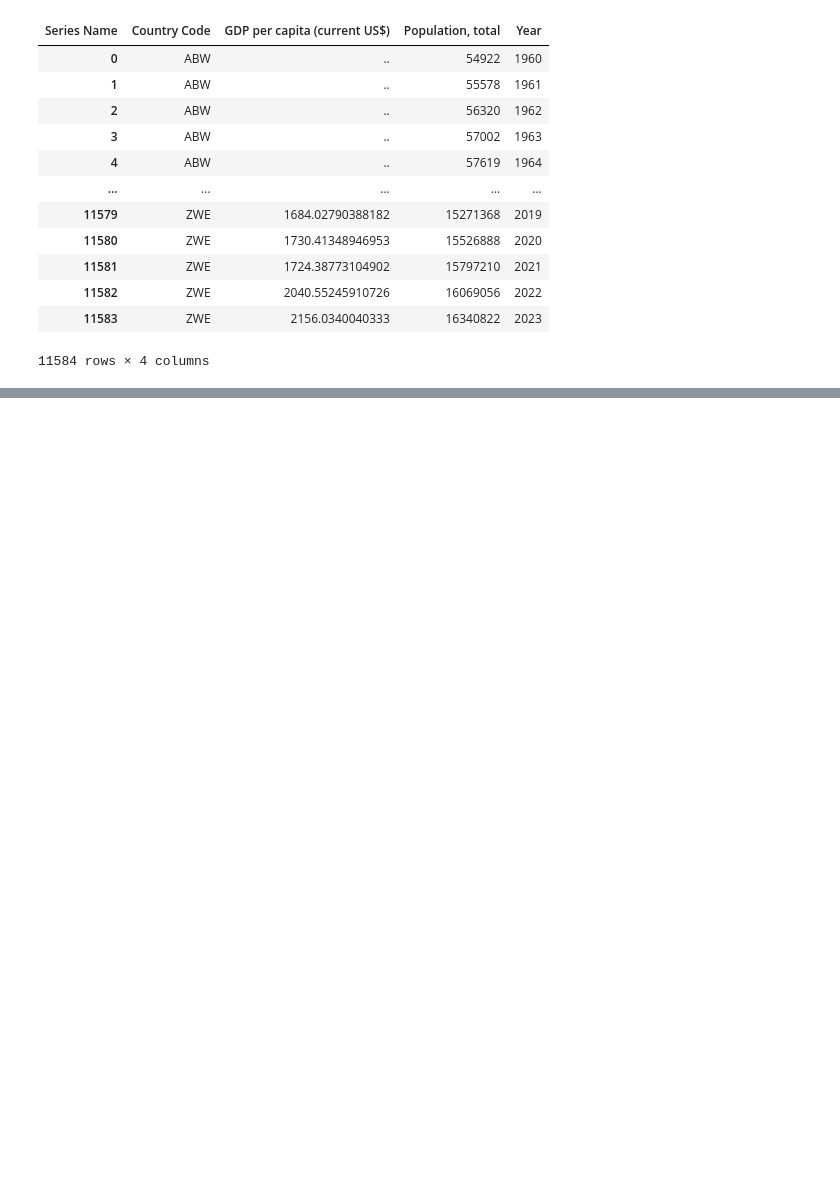
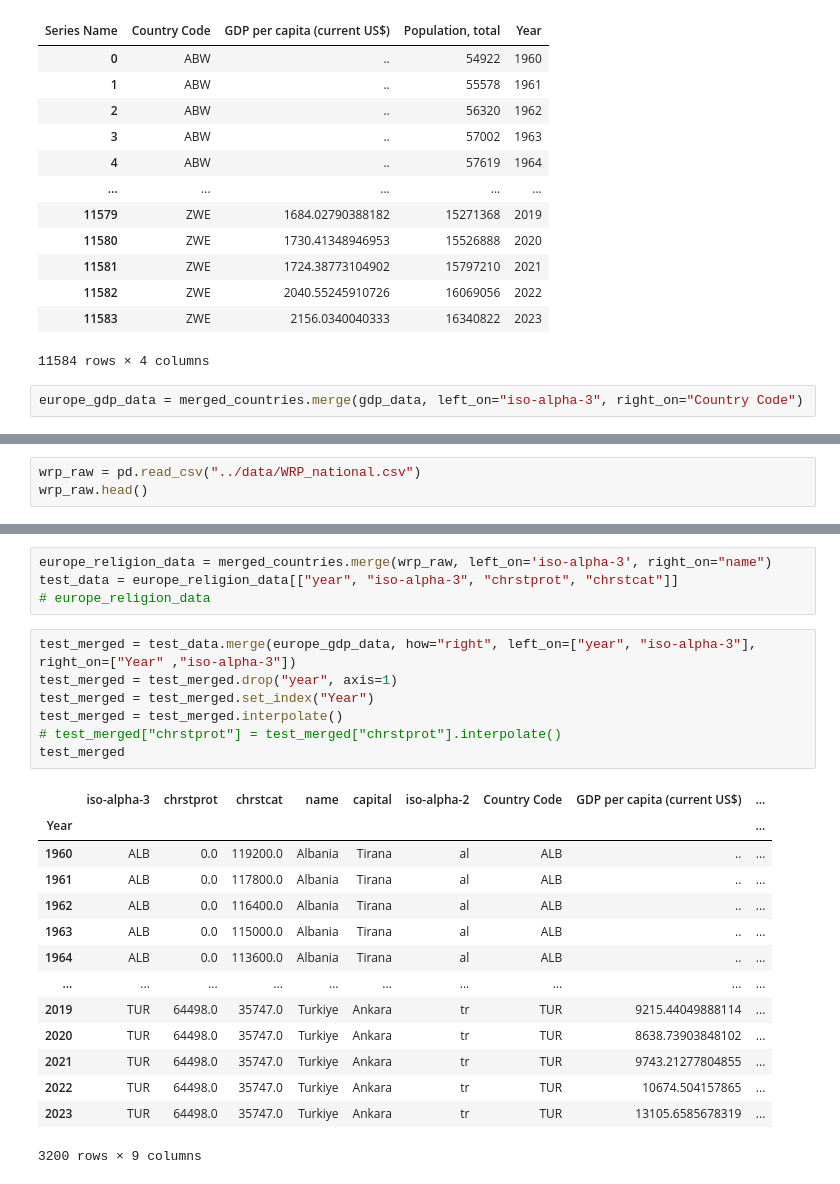
Before and after one commit to kluedemann/eurovision-voting-analysis, a Jupyter notebook: src/data_processing.ipynb, the cells around one changed output, grey strips where cells are left out. Cells and saved outputs as stored; diff of their text form; blank space fills up the shorter version.

Commit message:
Transformed religious demographic data

```diff
--- a/src/data_processing.ipynb
+++ b/src/data_processing.ipynb
@@ -120,3 +120,5 @@ gdp_data
 | 11582 | ZWE | 2040.55245910726 | 16069056 | 2022 |
 | 11583 | ZWE | 2156.0340040333 | 16340822 | 2023 |
 11584 rows × 4 columns
+# %%
+europe_gdp_data = merged_countries.merge(gdp_data, left_on="iso-alpha-3", right_on="Country Code")
@@ -122,0 +159,3 @@ gdp_data
+# %%
+wrp_raw = pd.read_csv("../data/WRP_national.csv")
+wrp_raw.head()
@@ -122,0 +170,26 @@ gdp_data
+# %%
+europe_religion_data = merged_countries.merge(wrp_raw, left_on='iso-alpha-3', right_on="name")
+test_data = europe_religion_data[["year", "iso-alpha-3", "chrstprot", "chrstcat"]]
+# europe_religion_data
+# %%
+test_merged = test_data.merge(europe_gdp_data, how="right", left_on=["year", "iso-alpha-3"], right_on=["Year" ,"iso-alpha-3"])
+test_merged = test_merged.drop("year", axis=1)
+test_merged = test_merged.set_index("Year")
+test_merged = test_merged.interpolate()
+# test_merged["chrstprot"] = test_merged["chrstprot"].interpolate()
+test_merged
+# %% [output]
+|  | iso-alpha-3 | chrstprot | chrstcat | name | capital | iso-alpha-2 | Country Code | GDP per capita (current US$) | ... |
+| Year |  |  |  |  |  |  |  |  | ... |
+| 1960 | ALB | 0.0 | 119200.0 | Albania | Tirana | al | ALB | .. | ... |
+| 1961 | ALB | 0.0 | 117800.0 | Albania | Tirana | al | ALB | .. | ... |
+| 1962 | ALB | 0.0 | 116400.0 | Albania | Tirana | al | ALB | .. | ... |
+| 1963 | ALB | 0.0 | 115000.0 | Albania | Tirana | al | ALB | .. | ... |
+| 1964 | ALB | 0.0 | 113600.0 | Albania | Tirana | al | ALB | .. | ... |
+| ... | ... | ... | ... | ... | ... | ... | ... | ... | ... |
+| 2019 | TUR | 64498.0 | 35747.0 | Turkiye | Ankara | tr | TUR | 9215.44049888114 | ... |
+| 2020 | TUR | 64498.0 | 35747.0 | Turkiye | Ankara | tr | TUR | 8638.73903848102 | ... |
+| 2021 | TUR | 64498.0 | 35747.0 | Turkiye | Ankara | tr | TUR | 9743.21277804855 | ... |
+| 2022 | TUR | 64498.0 | 35747.0 | Turkiye | Ankara | tr | TUR | 10674.504157865 | ... |
+| 2023 | TUR | 64498.0 | 35747.0 | Turkiye | Ankara | tr | TUR | 13105.6585678319 | ... |
+3200 rows × 9 columns
```
Also changed, not shown: parts of 5 cells of this notebook.
